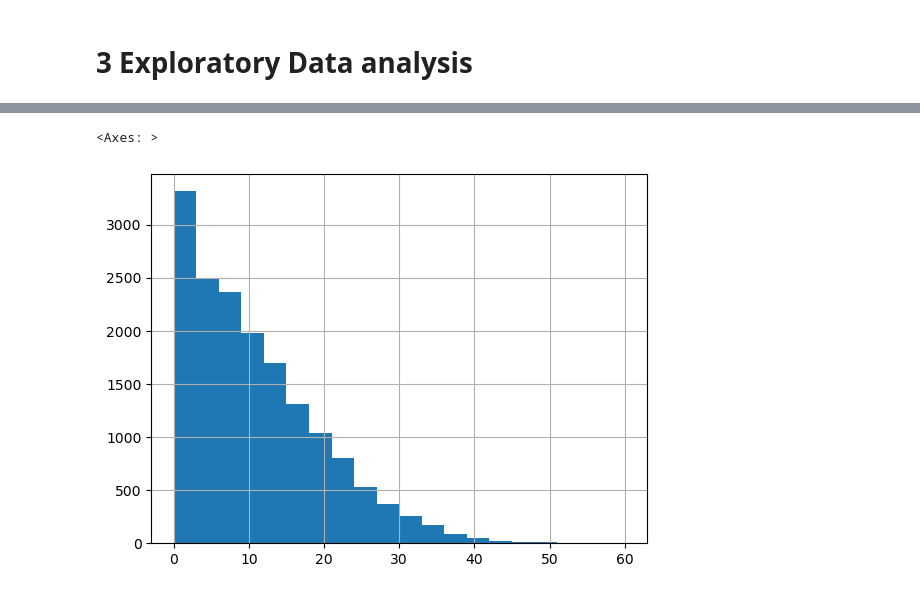
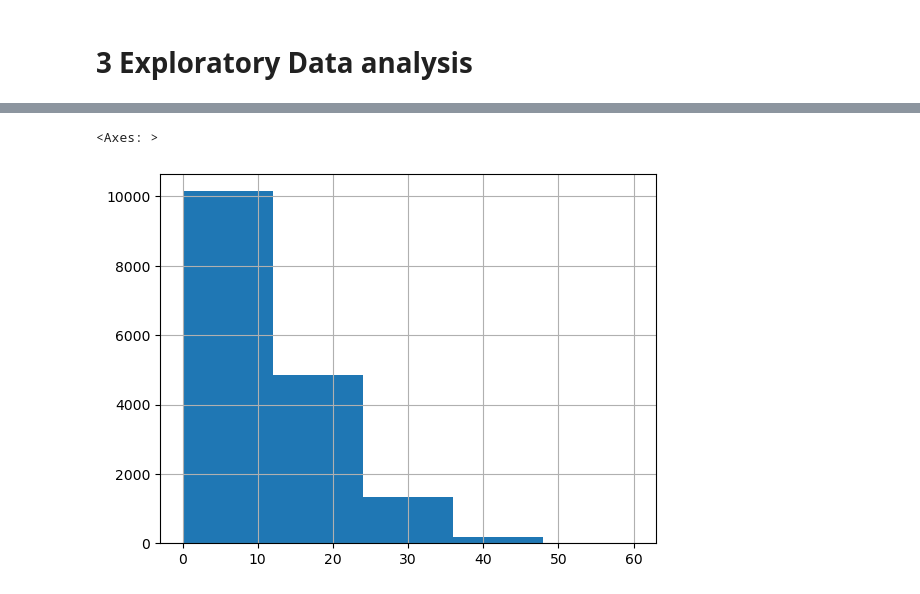
Before and after one commit to Vim-Rav/Datadile, a Jupyter notebook: DataDile/player-performance-efficiency-analysis/src/player_performance_analysis.ipynb, the cells around one changed output, grey strips where cells are left out. Cells and saved outputs as stored; diff of their text form; code cells hidden in the pictures.

```diff
--- a/DataDile/player-performance-efficiency-analysis/src/player_performance_analysis.ipynb
+++ b/DataDile/player-performance-efficiency-analysis/src/player_performance_analysis.ipynb
@@ -124,7 +154,7 @@ df.to_sql("clean_player_stats", conn, if_exists="replace", index=False)
 # %%
-df.describe()
+#df.describe()
 
-df['PTS'].hist(bins=20)
+df['PTS'].hist(bins=5)
 # %% [output]
 <Axes: >
-[figure, old version]
+[figure, new version]
```
Also changed, not shown: parts of 13 cells of this notebook, 1 other file.
